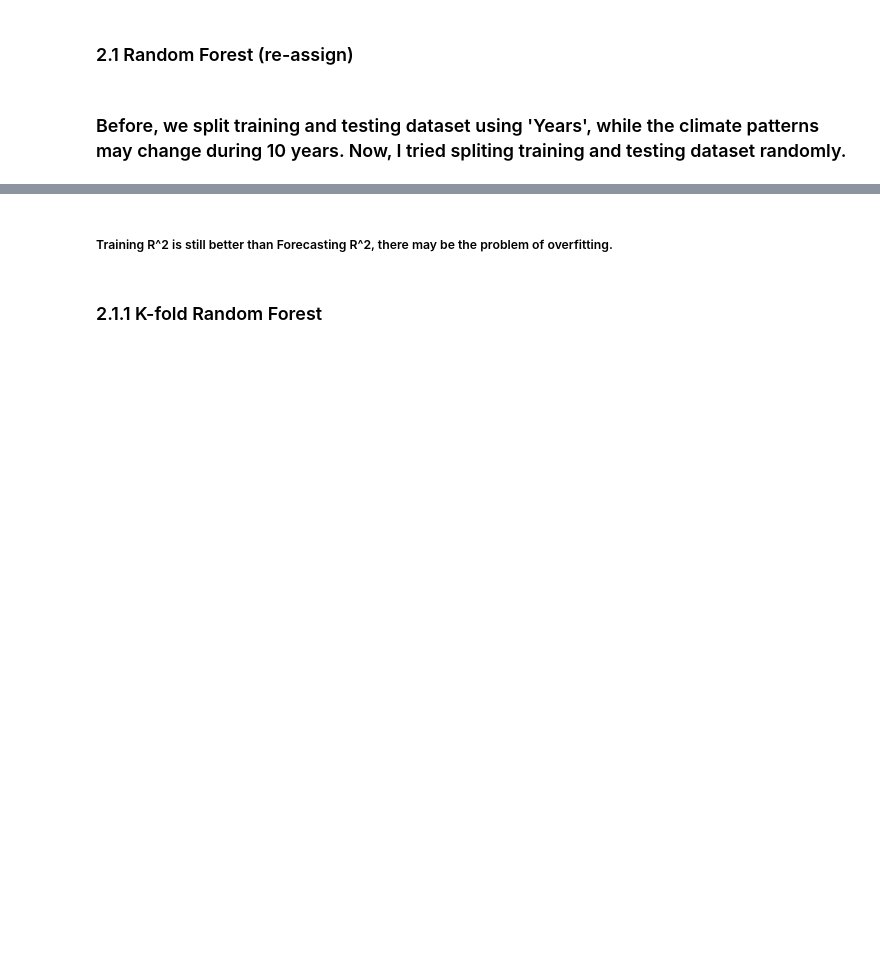
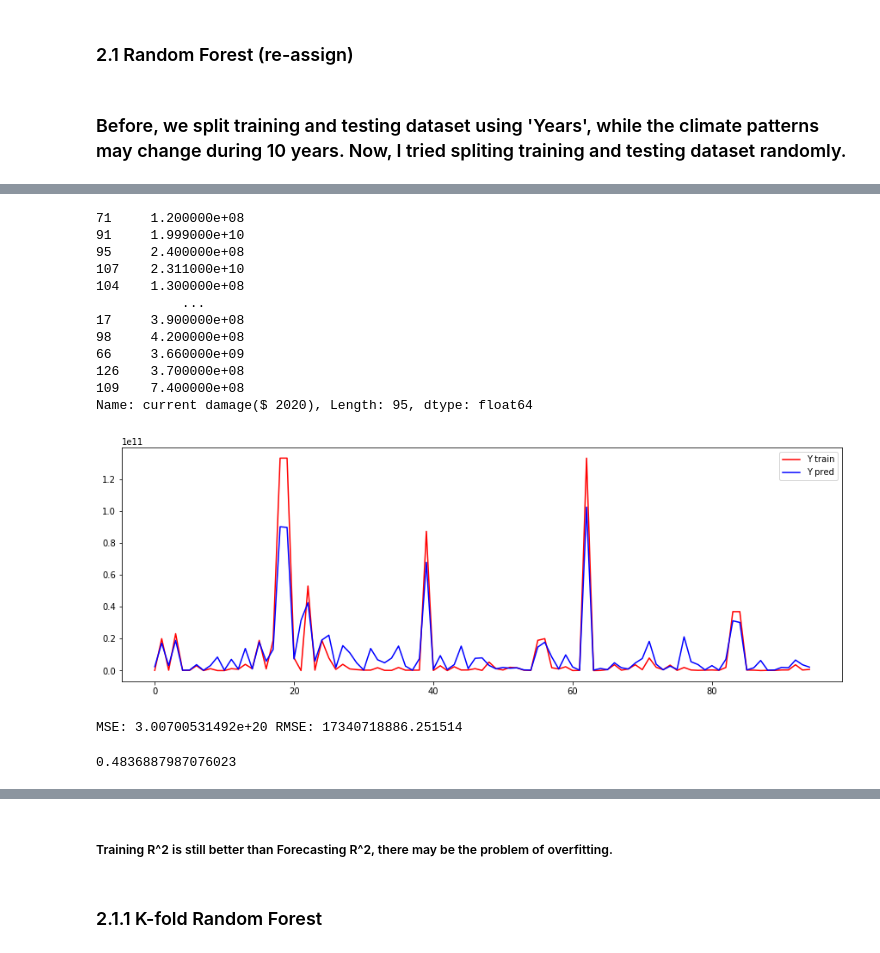
Before and after one commit to akshaym2497/RMDS_Hurricane_Forecasting, a Jupyter notebook: analytics/Hurricane_week6_EcoLoss_Wanying-Oct26-(Updated Kooha).ipynb, the cells around one changed output, grey strips where cells are left out. Saved outputs shown, nothing was run; the diff lists cells and outputs as text; code cells hidden in the pictures; blank space fills up the shorter version.

```diff
--- a/analytics/Hurricane_week6_EcoLoss_Wanying-Oct26-(Updated Kooha).ipynb
+++ b/analytics/Hurricane_week6_EcoLoss_Wanying-Oct26-(Updated Kooha).ipynb
@@ -181,6 +189,10 @@ ships = ships.replace(9999,np.NaN)
 
 # drop NaNs
 ships=ships.dropna()
+
+ships['DATEs'] = ships['DATE'].apply(lambda x: str(x).zfill(6))
+ships['DATEs'] = ships['DATEs'].apply(lambda x: ('19' + str(x)[0:2] + str(x)[2:]) if (str(x)[0:1]!= '0' and str(x)[0:1]!= '1') else ('20' + str(x)[0:2] + str(x)[2:]))
+
 
 # Pad the date columns with 00 for the year 2000
 ships['DATE'] = ships['DATE'].apply(lambda x: str(x).zfill(6))
@@ -197,3 +209,8 @@ ships['DAY'] = ships['DATE'].apply(lambda x: str(x)[4:6])
 # Set the target column
 ships['TAR'] = ships[TargetName].apply(lambda x: 1 if x >= RIValue else 0)
 ships.head()
+
+
+
+ships['DATETIME'] = ships['DATEs'] + ' '+ ships['HOUR'].astype(str)
+ships['DATETIME'] = pd.to_datetime(ships['DATETIME'], format = '%Y%M%d %H')
@@ -490,17 +504,17 @@ for i in range(len(Merge4)):
     # lon all are negative values
     y0=Merge4.loc[i,'LON']
     y1seires=gridGDP['longitude'][gridGDP['lat']==x1]
-    y1=y1seires[np.argmin(abs(y1seires-y0))] if len(y1seires)!=0 else [0]
+    y1=y1seires[abs(y1seires-y0).idxmin()] if len(y1seires)!=0 else [0] ### replace np.argmin by idxmin
     y2seires=gridGDP['longitude'][gridGDP['lat']==x2]
-    y2=y2seires[np.argmin(abs(y2seires-y0))] if len(y2seires)!=0 else [0]
+    y2=y2seires[abs(y2seires-y0).idxmin()] if len(y2seires)!=0 else [0] ### replace np.argmin by idxmin
     y3seires=gridGDP['longitude'][gridGDP['lat']==x3]
-    y3=y3seires[np.argmin(abs(y3seires-y0))] if len(y3seires)!=0 else [0]
+    y3=y3seires[abs(y3seires-y0).idxmin()] if len(y3seires)!=0 else [0] ### replace np.argmin by idxmin
     y=[y1,y2,y3]
     import math
     dist=[0,0,0]
     for j in range(0,3):
         dist[j]=math.sqrt((x[j]-x0)**2+(y[j]-y0)**2)
-    index_min=np.argmin(dist)
+    index_min=dist.index(min(dist)) ### replace np.argmin by (list).index
     #print(i,x[index_min],y[index_min])
     Merge4.loc[i,'grid_Lat']=x[index_min]
     Merge4.loc[i,'grid_Lon']=y[index_min]
@@ -548,6 +602,6 @@ Merge5.to_csv('C:\\Users\\HP\\Desktop\\Merge5_from1982.csv',index= False)
 ##### 1.6.3 input new 'Merge' dataset from local path directly
 # %%
 # input new 'Merge' dataset
-Merge5 = pd.read_csv('C:\\Users\\HP\\Desktop\\Merge5_from1982.csv')
+# Merge5 = pd.read_csv('C:\\Users\\HP\\Desktop\\Merge5_from1982.csv')
 # %%
 Merge5
@@ -654,8 +823,24 @@ RF_r2
 # %%
 plt.figure(figsize=(15,5))
 plt.plot(range(len(YData)), YData, 'r', label='Y train')
 plt.plot(range(len(YData)), train_y_pred, 'b', label='Y pred')
 plt.legend()
+
+YData
+# %% [output]
+71     1.200000e+08
+91     1.999000e+10
+95     2.400000e+08
+107    2.311000e+10
+104    1.300000e+08
+           ...
+17     3.900000e+08
+98     4.200000e+08
+66     3.660000e+09
+126    3.700000e+08
+109    7.400000e+08
+Name: current damage($ 2020), Length: 95, dtype: float64
+[figure, added]
 # %%
 # Predicted values for x
 y_pred_fcst = regressor.predict(XData_fcst)
@@ -666,11 +851,15 @@ from sklearn import metrics
 RF_MSE = metrics.mean_squared_error(YData_fcst, y_pred_fcst)
 RMSE = np.sqrt(metrics.mean_squared_error(YData_fcst, y_pred_fcst))
 print('MSE:',RF_MSE,'RMSE:',RMSE)
+# %% [output]
+MSE: 3.00700531492e+20 RMSE: 17340718886.251514
 # %%
 # forecast R^2
 from sklearn.metrics import r2_score
 fore_RF_r2=r2_score(YData_fcst , y_pred_fcst)
 fore_RF_r2
+# %% [output]
+0.4836887987076023
 # %%
 plt.figure(figsize=(15,5))
 plt.plot(range(len(YData_fcst)), YData_fcst, 'r', label='Y test')
```
Also changed, not shown: parts of 28 cells of this notebook, 14 other files.
